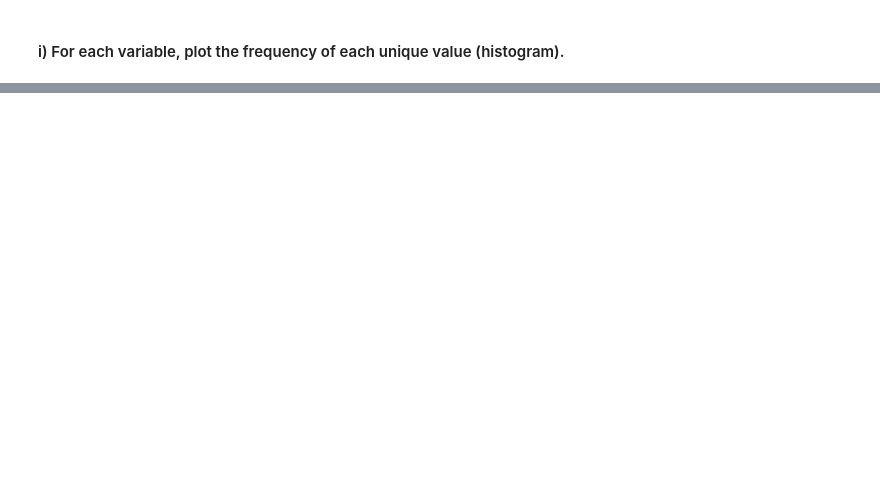
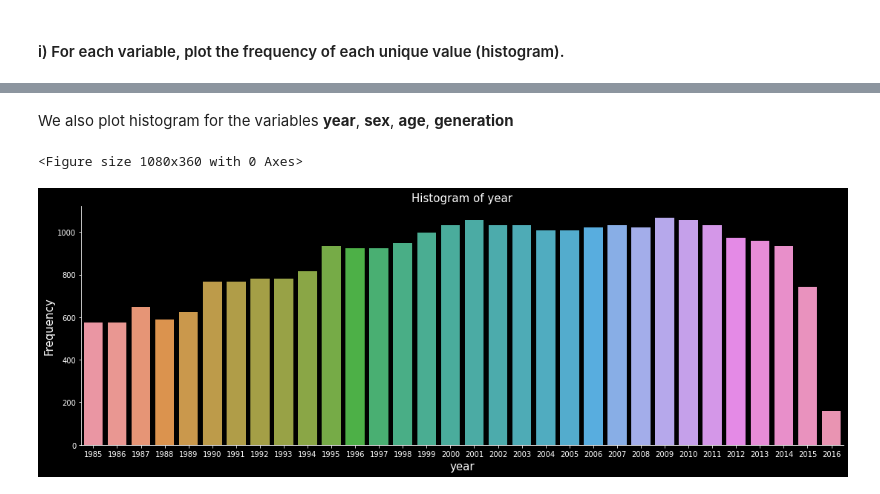
Before and after one commit to TheShiningVampire/DS203_Programming_Assignments, a Jupyter notebook: Assignment_2/18D070067.ipynb, the cells around one changed output, grey strips where cells are left out. Cells and saved outputs as stored; diff of their text form; code cells hidden in the pictures; blank space fills up the shorter version.

```diff
--- a/Assignment_2/18D070067.ipynb
+++ b/Assignment_2/18D070067.ipynb
@@ -191,0 +232,14 @@ dtype: object
+# %% [markdown]
+We also plot histogram for the variables **year**, **sex**, **age**, **generation**
+# %%
+## Histogram for the varaible "year"
+
+plt.figure(figsize=(15,5))
+sns.catplot(x = "year", kind = 'count', data = dataset, aspect = 3)
+plt.title("Histogram of year", fontsize=15)
+plt.xlabel("year" , fontsize=15)
+plt.ylabel("Frequency", fontsize=15)
+plt.show()
+# %% [output]
+<Figure size 1080x360 with 0 Axes>
+[figure, added]
```
Also changed, not shown: parts of 76 cells of this notebook.
